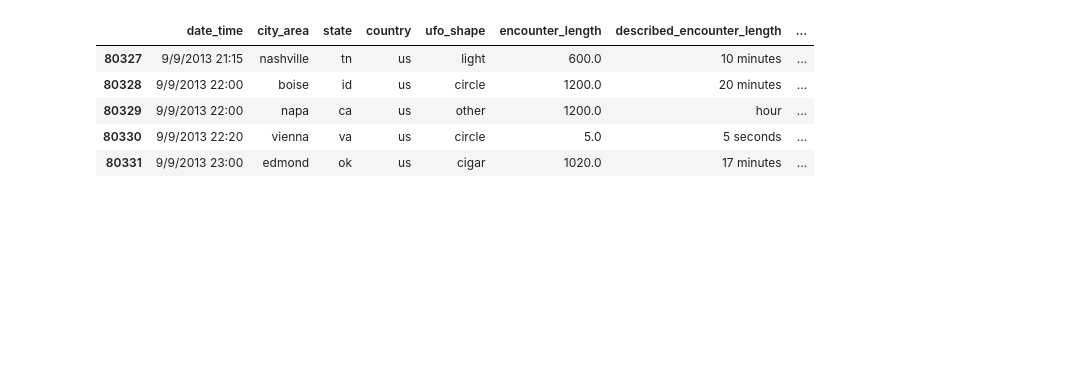
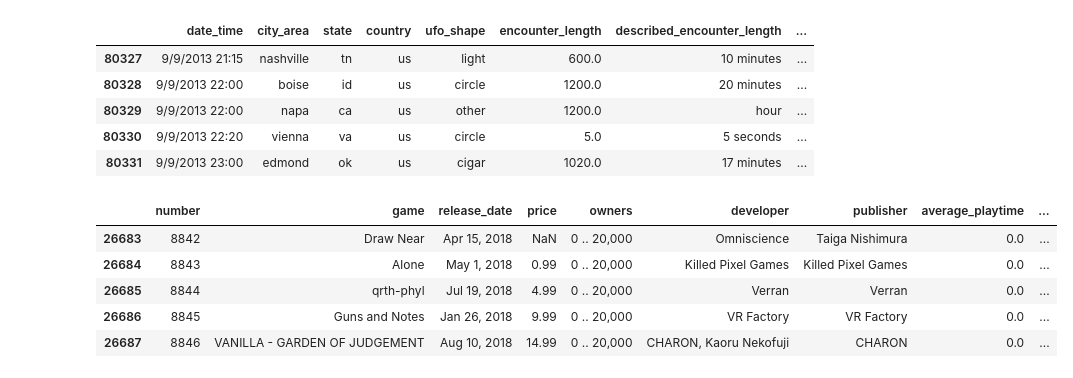
Before and after one commit to briandk/2020-virtual-program-in-data-science, a Jupyter notebook: check_datasets.ipynb, the cells around one changed output. Saved outputs shown, nothing was run; the diff lists cells and outputs as text; code cells hidden in the pictures; blank space fills up the shorter version.

Commit message:
Add video games dataset
From: https://github.com/rfordatascience/tidytuesday/blob/master/data/2019/2019-07-30/video_games.csv

```diff
--- a/check_datasets.ipynb
+++ b/check_datasets.ipynb
@@ -240,3 +240,14 @@ ufo_sightings.tail()
 | 80329 | 9/9/2013 22:00 | napa | ca | us | other | 1200.0 | hour | ... |
 | 80330 | 9/9/2013 22:20 | vienna | va | us | circle | 5.0 | 5 seconds | ... |
 | 80331 | 9/9/2013 23:00 | edmond | ok | us | cigar | 1020.0 | 17 minutes | ... |
+# %%
+video_games = pd.read_csv("data/video_games.csv")
+# %%
+video_games.tail()
+# %% [output]
+|  | number | game | release_date | price | owners | developer | publisher | average_playtime | ... |
+| 26683 | 8842 | Draw Near | Apr 15, 2018 | NaN | 0 .. 20,000 | Omniscience | Taiga Nishimura | 0.0 | ... |
+| 26684 | 8843 | Alone | May 1, 2018 | 0.99 | 0 .. 20,000 | Killed Pixel Games | Killed Pixel Games | 0.0 | ... |
+| 26685 | 8844 | qrth-phyl | Jul 19, 2018 | 4.99 | 0 .. 20,000 | Verran | Verran | 0.0 | ... |
+| 26686 | 8845 | Guns and Notes | Jan 26, 2018 | 9.99 | 0 .. 20,000 | VR Factory | VR Factory | 0.0 | ... |
+| 26687 | 8846 | VANILLA - GARDEN OF JUDGEMENT | Aug 10, 2018 | 14.99 | 0 .. 20,000 | CHARON, Kaoru Nekofuji | CHARON | 0.0 | ... |
```
Also changed, not shown: 1 other file.
